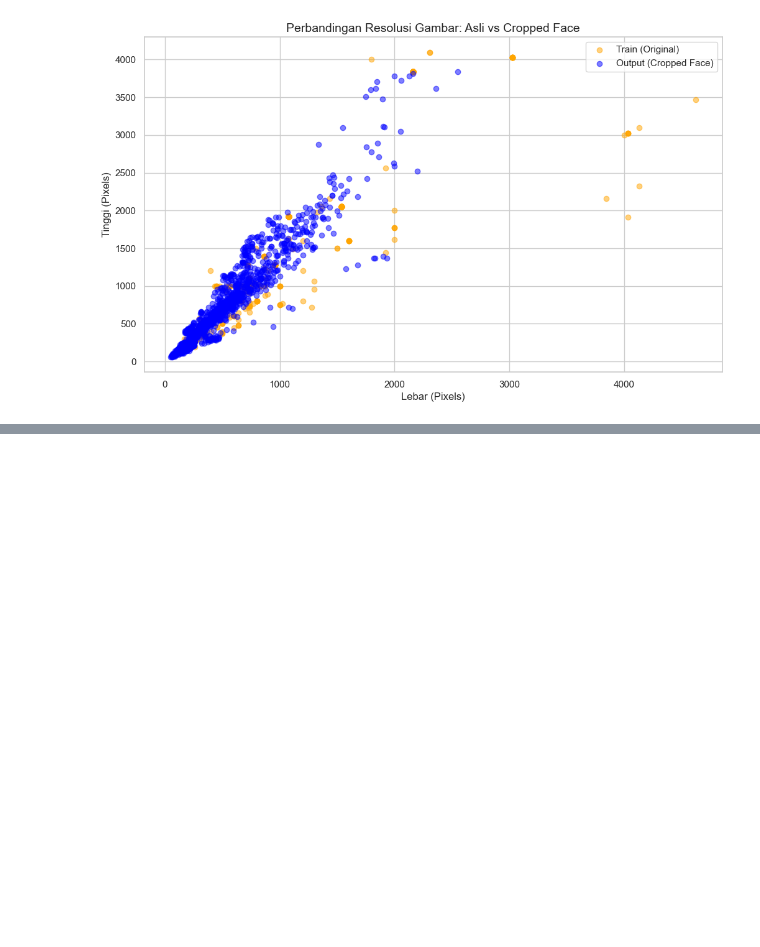
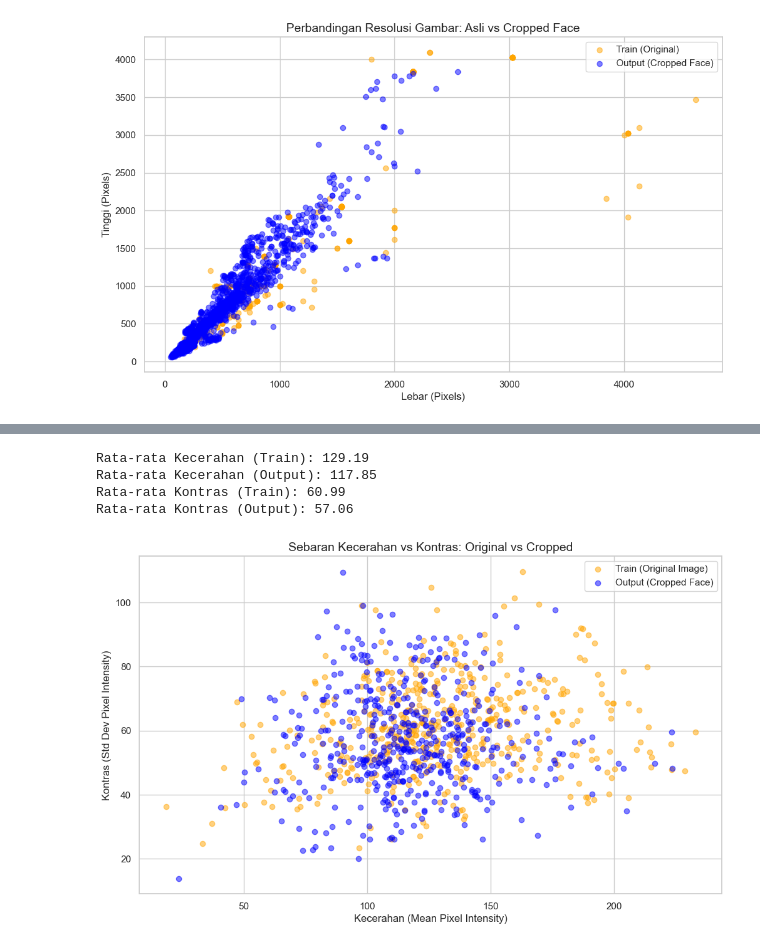
Before and after one commit to hafizanw/face-recognition-detection, a Jupyter notebook: Notebook/data_expolatory.ipynb, the cells around one changed output, grey strips where cells are left out. Drawn from its saved outputs; the diff is of its cells as text; code cells hidden in the pictures; blank space fills up the shorter version.

```diff
--- a/Notebook/data_expolatory.ipynb
+++ b/Notebook/data_expolatory.ipynb
@@ -211,0 +219,46 @@ plt.show()
+# %%
+def get_brightness_contrast(image_paths, max_samples=500):
+    brightness = []
+    contrast = []
+
+    for img_path in image_paths[:max_samples]:
+        img = cv2.imread(img_path)
+        if img is not None:
+            # Ubah ke grayscale untuk kemudahan perhitungan intensitas cahaya
+            gray = cv2.cvtColor(img, cv2.COLOR_BGR2GRAY)
+            brightness.append(np.mean(gray))
+            contrast.append(np.std(gray))
+
+    return brightness, contrast
+
+# Mengumpulkan sampel path untuk folder output (gabungan semua kelas)
+output_image_files = []
+for cls in classes:
+    output_image_files.extend(glob.glob(os.path.join(OUTPUT_DIR, cls, '*.*'))[:100]) # Ambil 100 per kelas agar adil
+
+# Menghitung metrik
+train_b, train_c = get_brightness_contrast(train_image_files)
+out_b, out_c = get_brightness_contrast(output_image_files)
+
+print(f"Rata-rata Kecerahan (Train): {np.mean(train_b):.2f}")
+print(f"Rata-rata Kecerahan (Output): {np.mean(out_b):.2f}")
+print(f"Rata-rata Kontras (Train): {np.mean(train_c):.2f}")
+print(f"Rata-rata Kontras (Output): {np.mean(out_c):.2f}")
+
+# Visualisasi Scatter Plot Kecerahan vs Kontras
+plt.figure(figsize=(12, 7))
+plt.scatter(train_b, train_c, alpha=0.5, color='orange', label='Train (Original Image)')
+plt.scatter(out_b, out_c, alpha=0.5, color='blue', label='Output (Cropped Face)')
+
+plt.title('Sebaran Kecerahan vs Kontras: Original vs Cropped', fontsize=14)
+plt.xlabel('Kecerahan (Mean Pixel Intensity)')
+plt.ylabel('Kontras (Std Dev Pixel Intensity)')
+plt.legend()
+plt.grid(True)
+plt.show()
+# %% [output]
+Rata-rata Kecerahan (Train): 129.19
+Rata-rata Kecerahan (Output): 117.85
+Rata-rata Kontras (Train): 60.99
+Rata-rata Kontras (Output): 57.06
+[figure, added]
```
Also changed, not shown: parts of 5 cells of this notebook, 1 other file.
